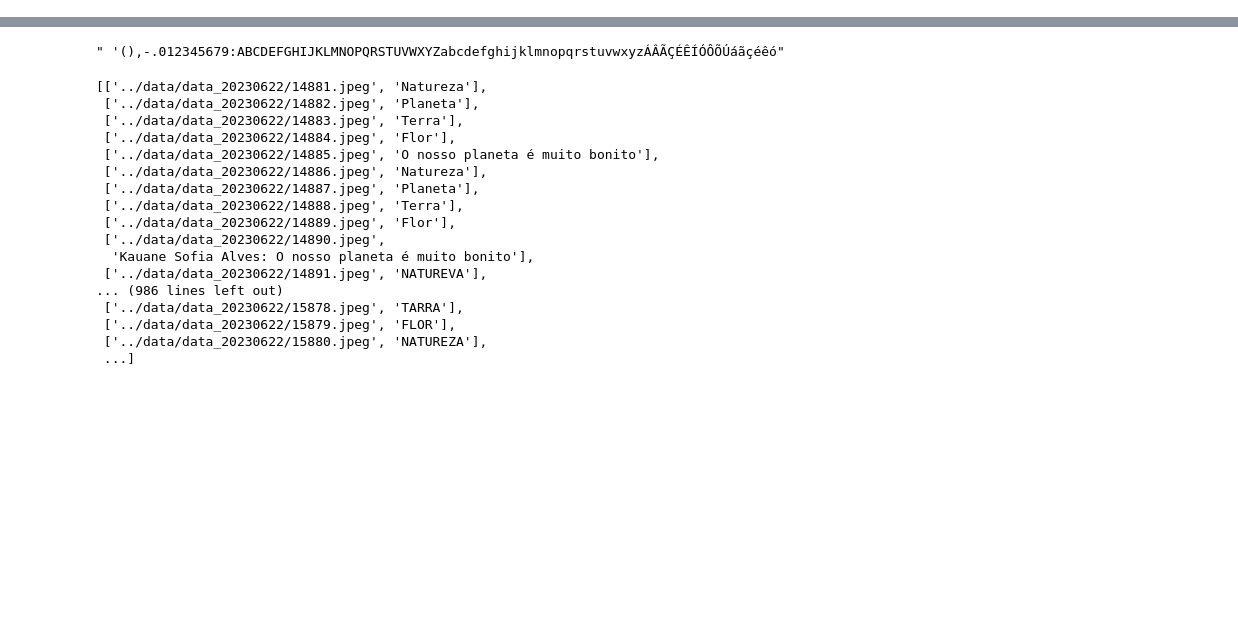
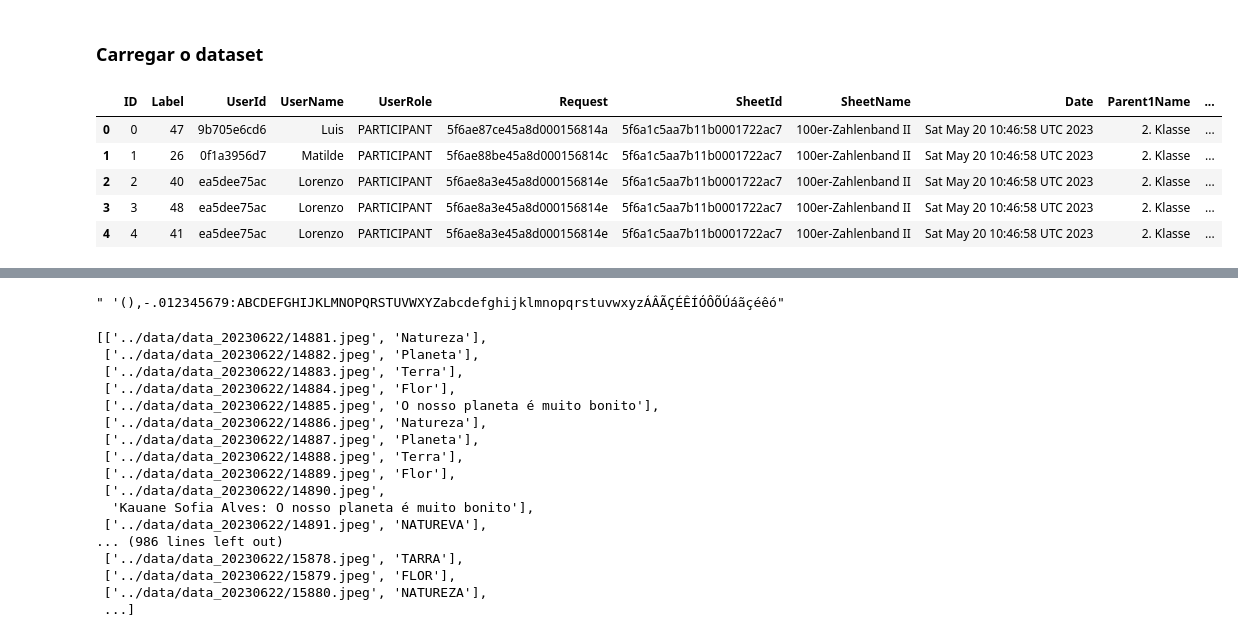
Before and after one commit to lucass235/Transcricao_de_Caligrafia, a Jupyter notebook: manuscrito_alunos/train.ipynb, the cells around one changed output, grey strips where cells are left out. Cells and saved outputs as stored; diff of their text form; code cells hidden in the pictures; blank space fills up the shorter version.

```diff
--- a/manuscrito_alunos/train.ipynb
+++ b/manuscrito_alunos/train.ipynb
@@ -31,3 +31,16 @@ from mltu.annotations.images import CVImage
 
 from handwriting_recognition_torch.model import Network
 from handwriting_recognition_torch.configs import ModelConfigs
+# %% [markdown]
+### Carregar o dataset
+# %%
+df = pd.read_csv('../data/data_20230622/data.csv', sep=';')
+# %%
+df.head()
+# %% [output]
+|  | ID | Label | UserId | UserName | UserRole | Request | SheetId | SheetName | Date | Parent1Name | ... |
+| 0 | 0 | 47 | 9b705e6cd6 | Luis | PARTICIPANT | 5f6ae87ce45a8d000156814a | 5f6a1c5aa7b11b0001722ac7 | 100er-Zahlenband II | Sat May 20 10:46:58 UTC 2023 | 2. Klasse | ... |
+| 1 | 1 | 26 | 0f1a3956d7 | Matilde | PARTICIPANT | 5f6ae88be45a8d000156814c | 5f6a1c5aa7b11b0001722ac7 | 100er-Zahlenband II | Sat May 20 10:46:58 UTC 2023 | 2. Klasse | ... |
+| 2 | 2 | 40 | ea5dee75ac | Lorenzo | PARTICIPANT | 5f6ae8a3e45a8d000156814e | 5f6a1c5aa7b11b0001722ac7 | 100er-Zahlenband II | Sat May 20 10:46:58 UTC 2023 | 2. Klasse | ... |
+| 3 | 3 | 48 | ea5dee75ac | Lorenzo | PARTICIPANT | 5f6ae8a3e45a8d000156814e | 5f6a1c5aa7b11b0001722ac7 | 100er-Zahlenband II | Sat May 20 10:46:58 UTC 2023 | 2. Klasse | ... |
+| 4 | 4 | 41 | ea5dee75ac | Lorenzo | PARTICIPANT | 5f6ae8a3e45a8d000156814e | 5f6a1c5aa7b11b0001722ac7 | 100er-Zahlenband II | Sat May 20 10:46:58 UTC 2023 | 2. Klasse | ... |
```
Also changed, not shown: parts of 10 cells of this notebook, 5 other files.
